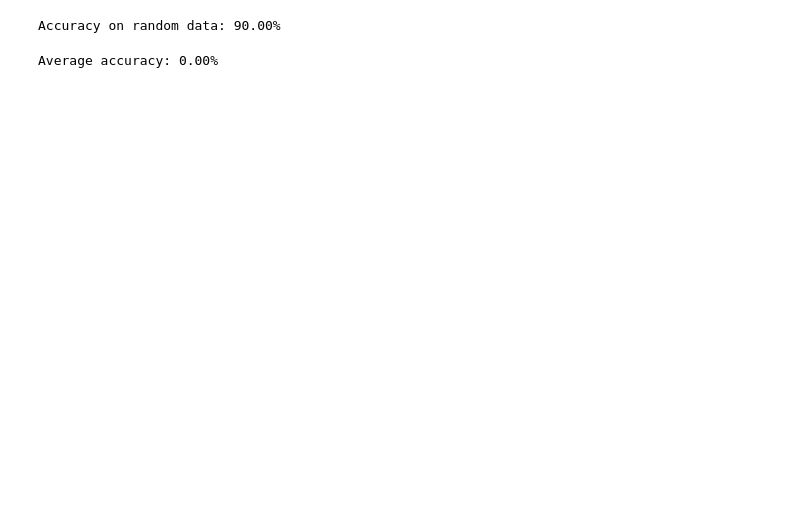
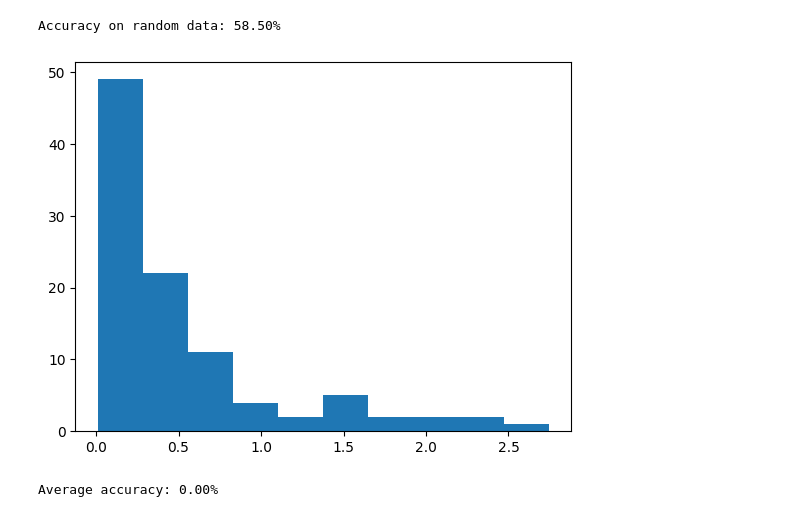
Before and after one commit to london-and-tequila/parallel_synapse_capacity, a Jupyter notebook: perceptron_capacity_sign_constrained.ipynb, the cells around one changed output. Cells and saved outputs as stored; diff of their text form; code cells hidden in the pictures; blank space fills up the shorter version.

```diff
--- a/perceptron_capacity_sign_constrained.ipynb
+++ b/perceptron_capacity_sign_constrained.ipynb
@@ -9,7 +9,7 @@ from sklearn.linear_model import LogisticRegression
 
 
 # Function to generate random patterns and labels
-def generate_random_data(num_samples, num_features):
+def generate_random_data(num_samples, num_features, distribution="uniform"):
     # X = np.random.randint(0, 2, (num_samples, num_features))  # Random binary patterns
     X = np.random.rand(num_samples, num_features)
     y = np.random.choice([-1, 1], num_samples)  # Random binary labels (-1 or 1)
@@ -38,36 +38,40 @@ class Perceptron:
                     self.weights[self.weights < 0] = 0
                     self.bias += self.learning_rate * target
                     errors += 1
             # Stop if no errors in epoch (converged)
             if errors == 0:
                 # print(f"Converged after {epoch + 1} epochs")
                 break
         else:
             # print("Reached maximum epochs without full convergence")
             pass
 
     def score(self, X, y):
         predictions = [self.predict(xi) for xi in X]
         accuracy = np.mean(predictions == y)
         return accuracy
 
 
 # Parameters
-num_samples = 10  # Number of random patternss
-num_features = 10  # Number of features per pattern
+num_samples = 200  # Number of random patternss
+num_features = 100  # Number of features per pattern
 
 # Generate random data
 X, y = generate_random_data(num_samples, num_features)
 
 # Initialize Perceptron and train
 perceptron = Perceptron(num_features=num_features, learning_rate=0.1, max_epochs=100)
 perceptron.fit(X, y)
 
 # Evaluate performance
 accuracy = perceptron.score(X, y)
 print(f"Accuracy on random data: {accuracy * 100:.2f}%")
+
+plt.hist(perceptron.weights, bins=10)
+plt.show()
 # %% [output]
-Accuracy on random data: 90.00%
+Accuracy on random data: 58.50%
+[figure, added]
 # %%
 class TrainPerceptron:
     def __init__(self, num_samples, num_features):
```
Also changed, not shown: parts of 4 cells of this notebook, 8 other files.
